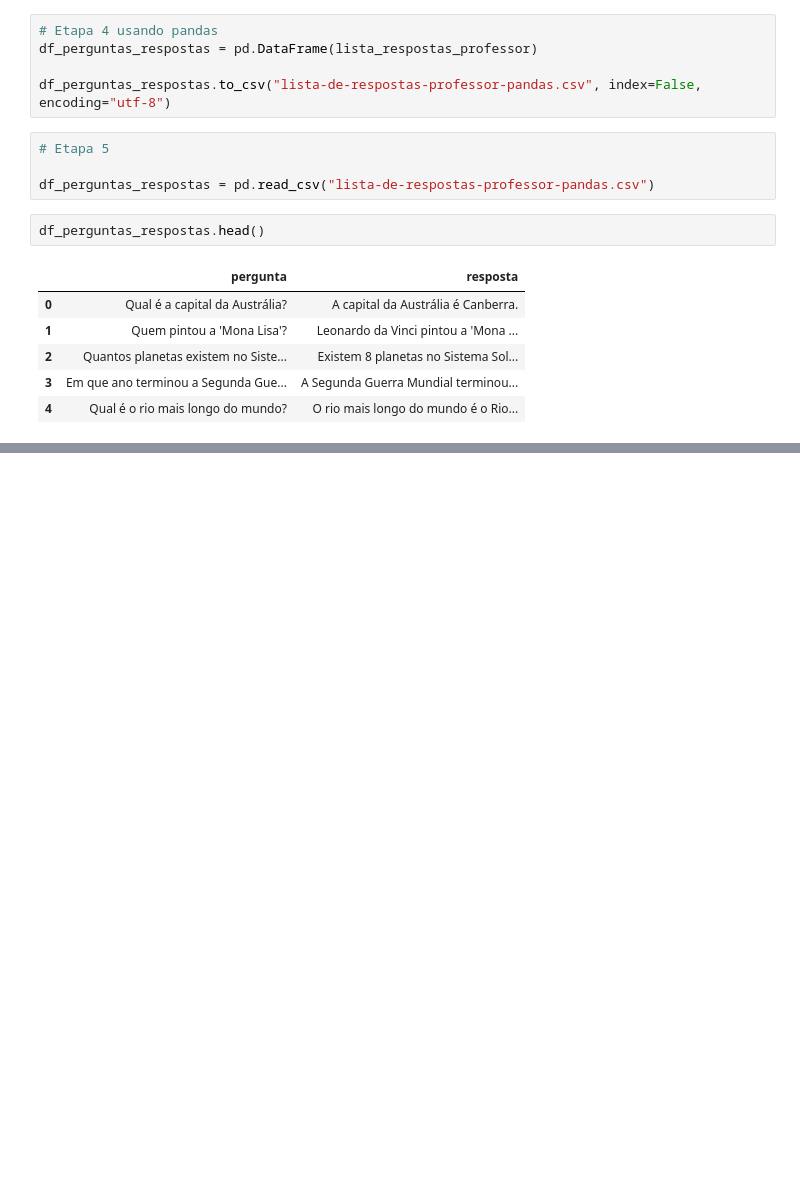
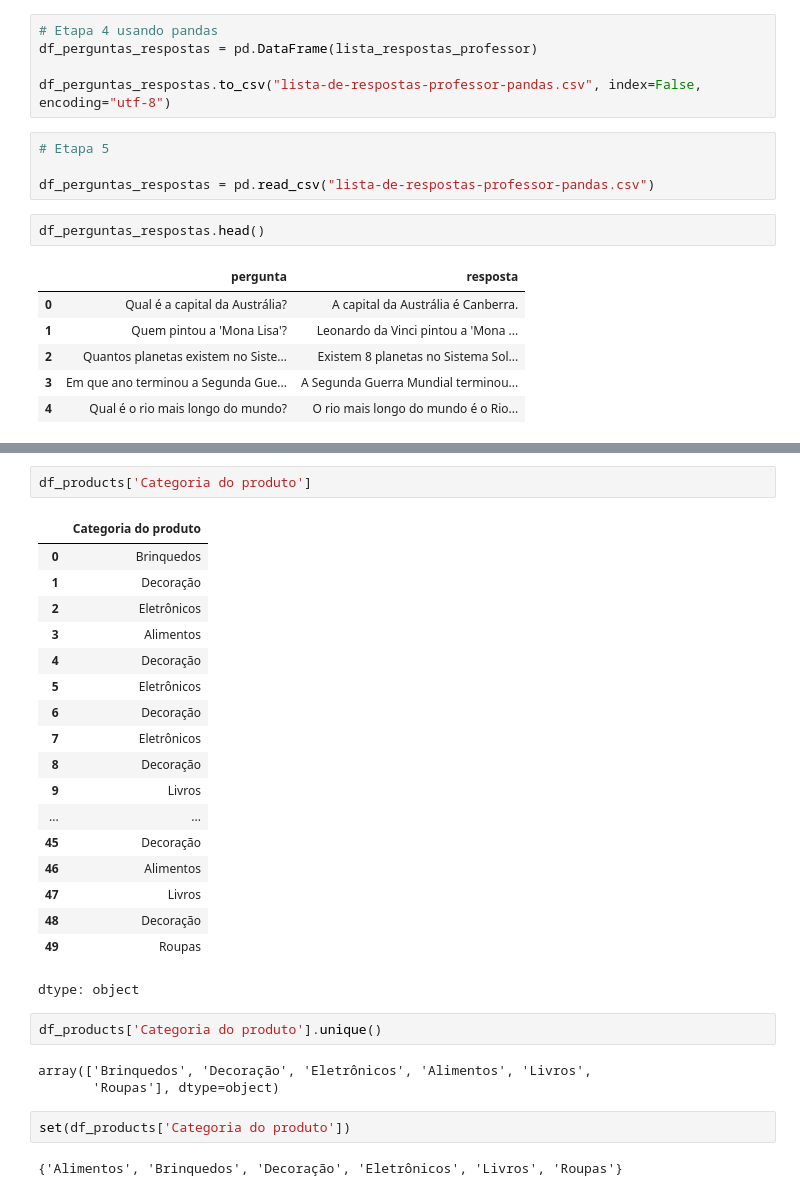
Before and after one commit to Bodegami/formacao-especialista-em-ia, a Jupyter notebook: python-ia-aplicada/Python_applied_ai.ipynb, the cells around one changed output, grey strips where cells are left out. Cells and saved outputs as stored; diff of their text form; blank space fills up the shorter version.

```diff
--- a/python-ia-aplicada/Python_applied_ai.ipynb
+++ b/python-ia-aplicada/Python_applied_ai.ipynb
@@ -1382,0 +1441,30 @@ df_perguntas_respostas.head()
+# %%
+df_products['Categoria do produto']
+# %% [output]
+|  | Categoria do produto |
+| 0 | Brinquedos |
+| 1 | Decoração |
+| 2 | Eletrônicos |
+| 3 | Alimentos |
+| 4 | Decoração |
+| 5 | Eletrônicos |
+| 6 | Decoração |
+| 7 | Eletrônicos |
+| 8 | Decoração |
+| 9 | Livros |
+| ... | ... |
+| 45 | Decoração |
+| 46 | Alimentos |
+| 47 | Livros |
+| 48 | Decoração |
+| 49 | Roupas |
+dtype: object
+# %%
+df_products['Categoria do produto'].unique()
+# %% [output]
+array(['Brinquedos', 'Decoração', 'Eletrônicos', 'Alimentos', 'Livros',
+       'Roupas'], dtype=object)
+# %%
+set(df_products['Categoria do produto'])
+# %% [output]
+{'Alimentos', 'Brinquedos', 'Decoração', 'Eletrônicos', 'Livros', 'Roupas'}
```
Also changed, not shown: parts of 3 cells of this notebook.
